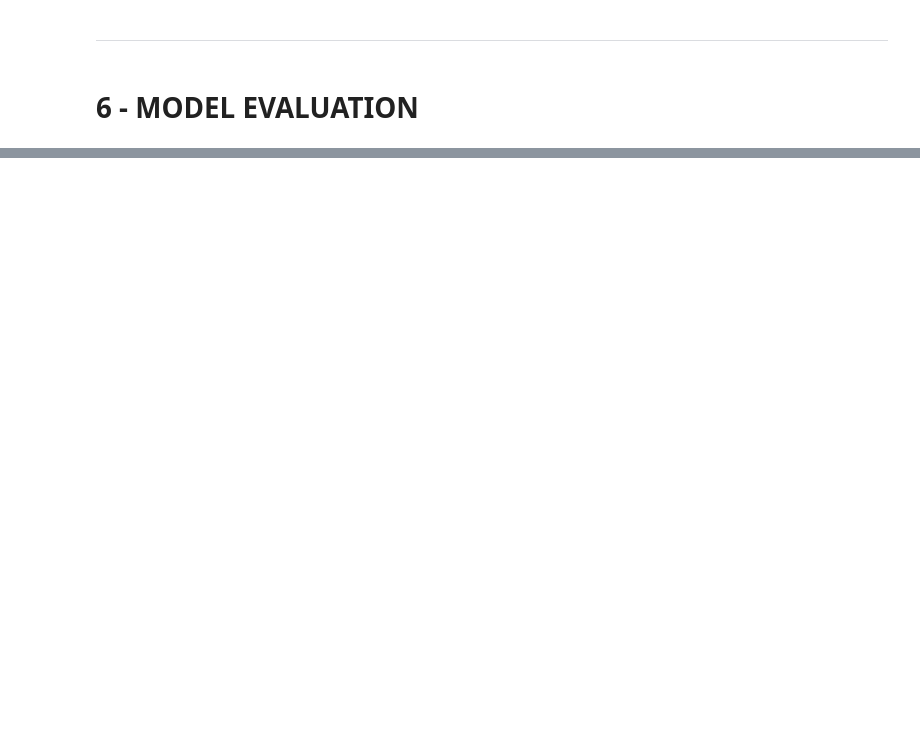
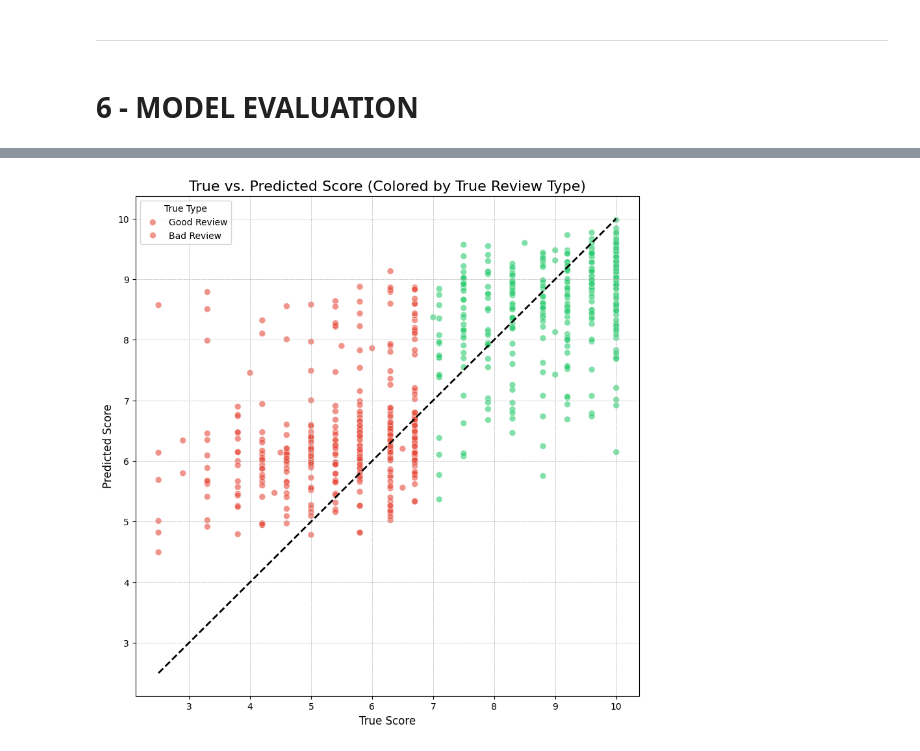
Before and after one commit to Pablo-Rimoldi/DeepLearningExam, a Jupyter notebook: rimoldi.ipynb, the cells around one changed output, grey strips where cells are left out. Drawn from its saved outputs; the diff is of its cells as text; code cells hidden in the pictures; blank space fills up the shorter version.

```diff
--- a/rimoldi.ipynb
+++ b/rimoldi.ipynb
@@ -1030,11 +780,0 @@ best_weight_reg = 'l1'
-# %%
-best_model = create_model(learning_rate = best_learning_rate,
-                          dropout_rate = best_dropout_rate,
-                          hid_act = best_hid_act,
-                          weight_reg = best_weight_reg)
-
-best_model.fit(X_train_merged,
-          [y_train_merged, bboxes_train_merged],
-          epochs=20,
-          batch_size=32,
-          verbose=1)
@@ -1134,0 +788,7 @@ Test MSE (Bounding Box): 3401.1901
+# %%
+test_pred_score, test_pred_type = best_model.predict(
+    {'text_input': test_seqs,
+     'hotel_input': test_hot,
+     'numeric_input': test_nums},
+    verbose=0
+)
@@ -1134,0 +798,4 @@ Test MSE (Bounding Box): 3401.1901
+# %%
+min_score, max_score = 2.5, 10.0
+test_pred_score_clipped = np.clip(test_pred_score.flatten(), min_score, max_score)
+test_pred_label = (test_pred_type.flatten() >= 0.5).astype(int)
@@ -1134,0 +805,14 @@ Test MSE (Bounding Box): 3401.1901
+# %%
+legend_labels = {0: 'Bad Review', 1: 'Good Review'}
+plt.figure(figsize=(10, 10))
+sns.scatterplot(x=test_df['Review_Score'], y=test_pred_score_clipped, hue=test_df['Review_Type'],
+                palette=['#E74C3C', '#2ECC71'], alpha=0.6, s=50)
+plt.plot([min_score, max_score], [min_score, max_score], 'k--', lw=2, label='Perfect Prediction')
+plt.xlabel('True Score', fontsize=12)
+plt.ylabel('Predicted Score', fontsize=12)
+plt.title('True vs. Predicted Score (Colored by True Review Type)', fontsize=16)
+plt.legend(title='True Type', labels=[legend_labels[i] for i in sorted(test_df['Review_Type'].unique())])
+plt.grid(True, which='both', linestyle='--', linewidth=0.5)
+plt.show()
+# %% [output]
+[figure, added]
```
Also changed, not shown: parts of 171 cells of this notebook.
